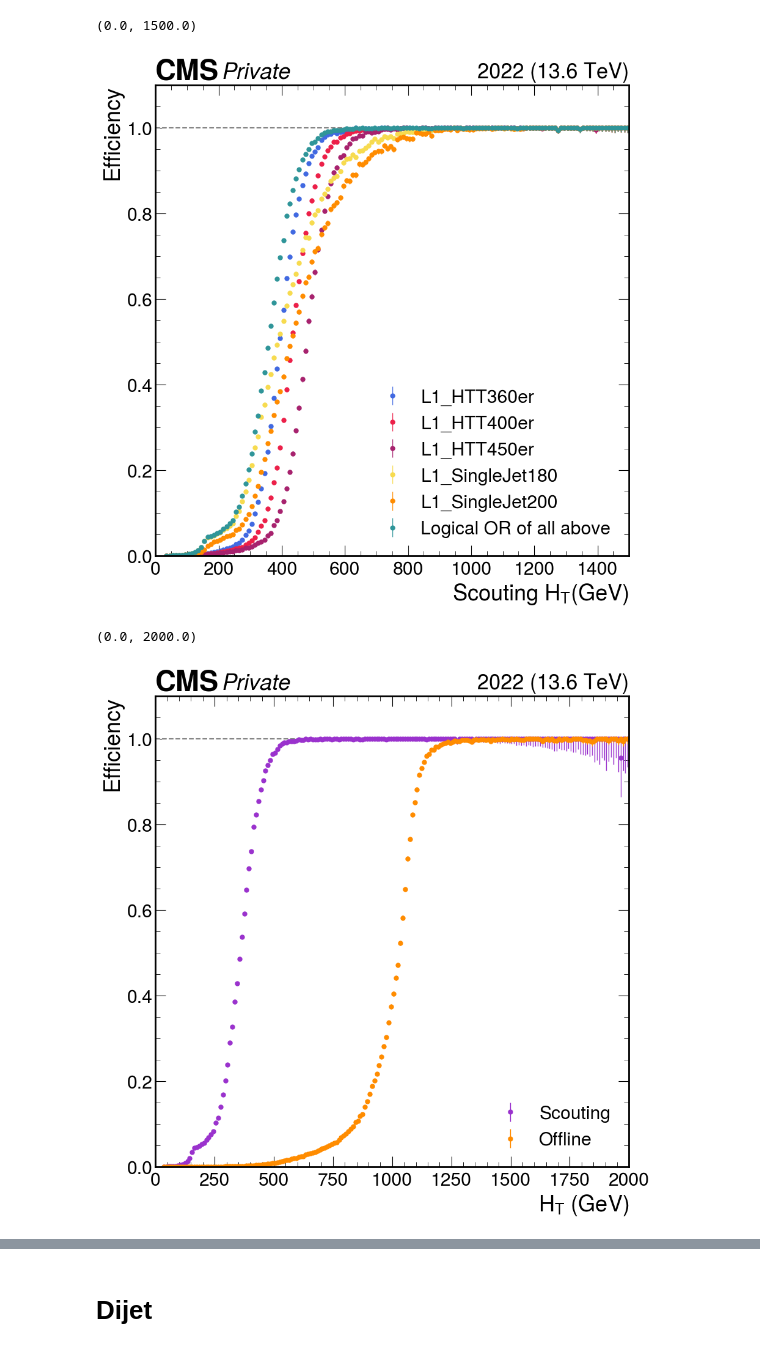
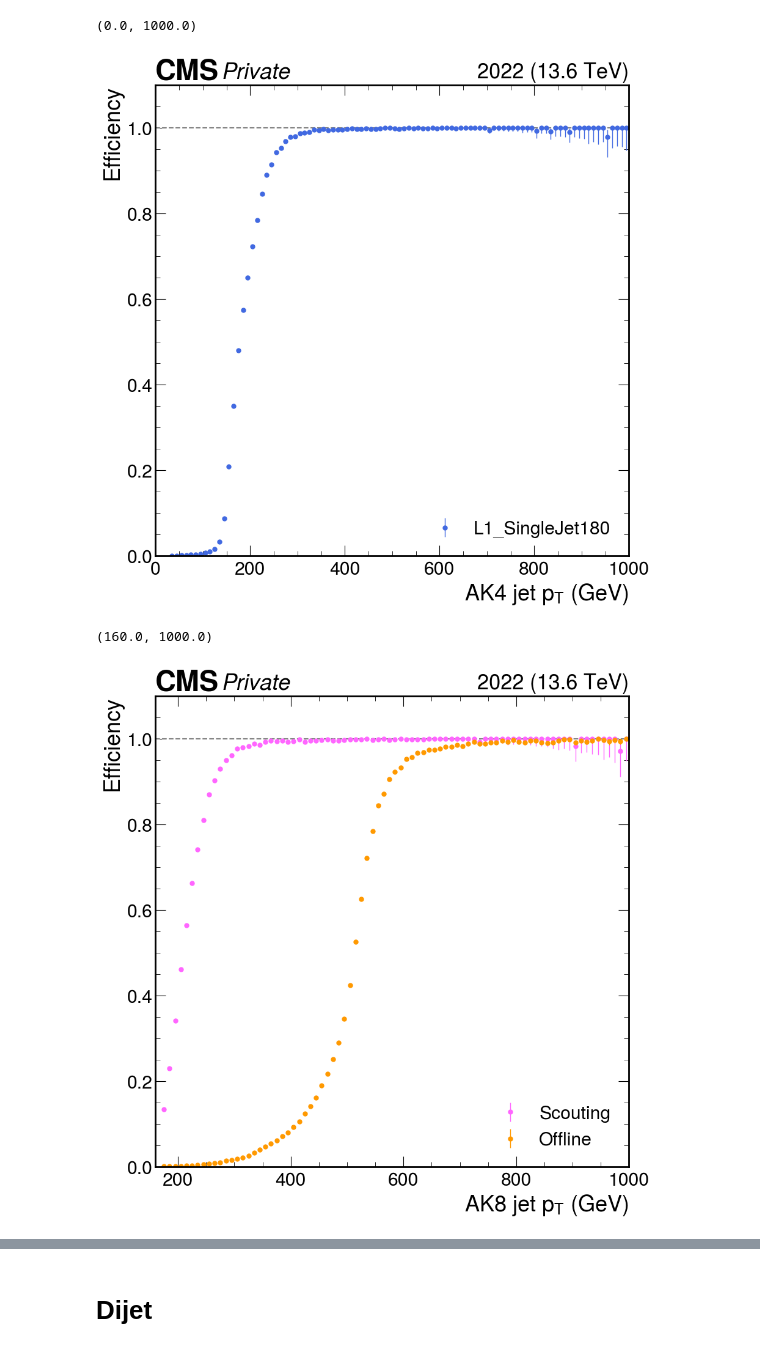
Before and after one commit to alintulu/PNCalibration, a Jupyter notebook: trigger.ipynb, the cells around one changed output, grey strips where cells are left out. Cells and saved outputs as stored; diff of their text form; code cells hidden in the pictures.

```diff
--- a/trigger.ipynb
+++ b/trigger.ipynb
@@ -16,18 +16,19 @@ from collections import defaultdict
 import mplhep
 plt.style.use(mplhep.style.CMS)
 # %%
-out = util.load("outfiles/2022/trigger_ScoutingPFMonitor_2022-CHS.coffea")[0]
+out = util.load("outfiles/2022/test/trigger_ScoutingPFMonitor_2022-CHS.coffea")[0]
 # %%
 import warnings
 warnings.filterwarnings("ignore", "invalid value encountered in divide")
 
-for era in ["C", "D", "E", "F", "G"]:
+for era in [""]: #C", "D", "E", "F", "G"
 
-    dataset = "2022" + era
+    dataset = sum if era == "" else hist.loc("2022" + era)
 
-    fig, ax = plt.subplots(figsize=(8,8))
+    fig, ax = plt.subplots(figsize=(10,10))
 
     colours = {
+        'L1_HTT200er' : 'lightblue',
         'L1_HTT360er' : "royalblue",
         'L1_HTT450er' : "#A7226e",
         'L1_HTT400er' : "#EC2049",
@@ -36,17 +37,18 @@ for era in ["C", "D", "E", "F", "G"]:
         'any': "#2F9599",
     }
 
-    triggers = ['L1_HTT200er', 'L1_HTT360er', 'L1_HTT400er', 'L1_HTT450er', 'L1_SingleJet180', 'L1_SingleJet200', 'any']
+    # 'L1_HTT200er',
+    triggers = ['L1_HTT360er', 'L1_HTT400er', 'L1_HTT450er', 'L1_SingleJet180', 'L1_SingleJet200', 'any']
     #triggers = ['PFHT780', 'PFHT1050', 'PFJet200', 'PFJet260', 'PFJet320', 'PFJet400', 'PFJet450', 'PFJet500', 'PFJet550', 'PFHT590', 'PFHT680', 'PFHT430', 'PFHT510', 'PFHT250', 'PFHT890', 'PFHT370', 'PFJet110', 'PFJet140', 'PFHT180', 'PFJet40', 'PFJet60', 'any']
 
     for trigger in triggers:
 
         ptproj = (
-            out["ak4"]
+            out["ak8"]
             .project("pt", "trigger", "dataset")
         )
-        denom = ptproj[:, hist.loc("none"), hist.loc(dataset)]
-        num = ptproj[:, hist.loc(trigger), hist.loc(dataset)]
+        denom = ptproj[:, hist.loc("none"), dataset]
+        num = ptproj[:, hist.loc(trigger), dataset]
 
         hist_data_before, hist_bins = denom.to_numpy()
         hist_data_after, hist_bins = num.to_numpy()
@@ -85,16 +87,17 @@ for era in ["C", "D", "E", "F", "G"]:
                         num.axes[0].centers,
                         efficiency,
                         yerr=error.T,
-                        #color=colours[trigger],
+                        color=colours[trigger],
                         label=trigger if trigger != "any" else "Logical OR of all above",
                         **data_err_opts,
                     )
 
-    mplhep.cms.label(ax=ax, data=True, year=dataset, com=13.6, label="Preliminary")
-    ax.set_xlabel(r"Scouting leading AK4 jet $p_T$ (GeV)")
+    mplhep.cms.label(ax=ax, data=True, year="2022", com=13.6, label="Data")
+    ax.set_xlabel(r"AK8 jet $p_T$ (GeV)")
+    #ax.set_xlabel(r"$H_T$ (GeV)")
     ax.set_ylim(0, 1.1)
     ax.axhline(y=1, linestyle="--", color="gray")
     ax.legend(loc='center left', bbox_to_anchor=(1, 0.5))
     ax.set_ylabel("Efficiency")
-    #ax.set_xlim(0, 1500)
+    ax.set_xlim(0, 1000)
 # %% [output]
@@ -106,6 +105,8 @@ for era in ["C", "D", "E", "F", "G"]:
 # %%
 import warnings
 warnings.filterwarnings("ignore", "invalid value encountered in divide")
+
+out = util.load("outfiles/2022/test/trigger_ScoutingPFMonitor_2022-CHS.coffea")[0]
 
 dataset = "2022"
 
@@ -120,14 +121,15 @@ colours = {
     'any': "#2F9599",
 }
 
-triggers = ['L1_HTT360er', 'L1_HTT400er', 'L1_HTT450er', 'L1_SingleJet180', 'L1_SingleJet200', 'any']
+triggers = ['L1_SingleJet180']
+#triggers = ['L1_HTT360er', 'L1_HTT400er', 'L1_HTT450er', 'L1_SingleJet180', 'L1_SingleJet200', 'any']
 #triggers = ['PFHT780', 'PFHT1050', 'PFJet200', 'PFJet260', 'PFJet320', 'PFJet400', 'PFJet450', 'PFJet500', 'PFJet550', 'PFHT590', 'PFHT680', 'PFHT430', 'PFHT510', 'PFHT250', 'PFHT890', 'PFHT370', 'PFJet110', 'PFJet140', 'PFHT180', 'PFJet40', 'PFJet60', 'any']
 
 for trigger in triggers:
 
     ptproj = (
         out["ak4"]
-        .project("ht", "trigger", "dataset")
+        .project("pt", "trigger", "dataset")
     )
     denom = ptproj[:, hist.loc("none"), sum]
     num = ptproj[:, hist.loc(trigger), sum]
@@ -153,36 +155,37 @@ for trigger in triggers:
 
     # removing large errors in empty bins
     error_low[error_low == 1] = 0
     error_high[error_high == 1] = 0
 
     # stacking errors
     error = np.concatenate((error_low.reshape(error_low.shape[0], 1), error_high.reshape(error_high.shape[0], 1)), axis=1)
 
     data_err_opts = {
             'linestyle': 'none',
             'marker': '.',
             'markersize': 10.,
             'elinewidth': 1,
         }
 
     ax.errorbar(
                     num.axes[0].centers,
                     efficiency,
                     yerr=error.T,
-                    color=colours[trigger],
+                    color="royalblue", #colours[trigger],
                     label=trigger if trigger != "any" else "Logical OR of all above",
                     **data_err_opts,
                 )
 
 mplhep.cms.label(ax=ax, data=True, year=dataset, com=13.6, label="Private")
-ax.set_xlabel(r"Scouting $H_T$(GeV)")
+#ax.set_xlabel(r"$H_T$(GeV)")
+ax.set_xlabel(r"AK4 jet $p_T$ (GeV)")
 ax.set_ylim(0, 1.1)
 ax.axhline(y=1, linestyle="--", color="gray")
 ax.legend(loc="best")
 #ax.legend(loc='center left', bbox_to_anchor=(1, 0.5))
 ax.set_ylabel("Efficiency")
-ax.set_xlim(0, 1500)
+ax.set_xlim(0, 1000)
 # %% [output]
-(0.0, 1500.0)
+(0.0, 1000.0)
-[figure, old version]
+[figure, new version]
 # %%
@@ -201,8 +204,8 @@ for rec in ["scouting", "offline"]:
         out = out_o
 
     ptproj = (
-        out["ak4"]
-        .project("ht", "trigger")
+        out["ak8"]
+        .project("pt", "trigger")
     )
     denom = ptproj[:, hist.loc("none")]
     num = ptproj[:, hist.loc("any")]
@@ -244,22 +247,23 @@ for rec in ["scouting", "offline"]:
                 num.axes[0].centers,
                 efficiency,
                 yerr=error.T,
-                color="#9A32CD" if rec == "scouting" else "#FF8C00",
+                color="#FF66FF" if rec == "scouting" else "#FF9900",
+                #color="#9A32CD" if rec == "scouting" else "#FF8C00",
                 label="Scouting" if rec == "scouting" else "Offline",
                 **data_err_opts,
             )
 
 mplhep.cms.label(ax=ax, data=True, year="2022", com=13.6, label="Private")
-#ax.set_xlabel(r"AK4 jet $p_T$ (GeV)")
-ax.set_xlabel(r"$H_T$ (GeV)")
+ax.set_xlabel(r"AK8 jet $p_T$ (GeV)")
+#ax.set_xlabel(r"$H_T$ (GeV)")
 
 ax.set_ylim(0, 1.1)
 ax.axhline(y=1, linestyle="--", color="gray")
 #ax.legend(loc='center left', bbox_to_anchor=(1, 0.5))
 ax.legend(loc='best') #, fontsize=30)
 ax.set_ylabel("Efficiency")
-#ax.set_xlim(170, 1000)
-ax.set_xlim(0, 2000)
+ax.set_xlim(160, 1000)
+#ax.set_xlim(0, 2000)
 # %% [output]
-(0.0, 2000.0)
+(160.0, 1000.0)
-[figure, old version]
+[figure, new version]
```
Also changed, not shown: parts of 7 cells of this notebook, 9 other files.
